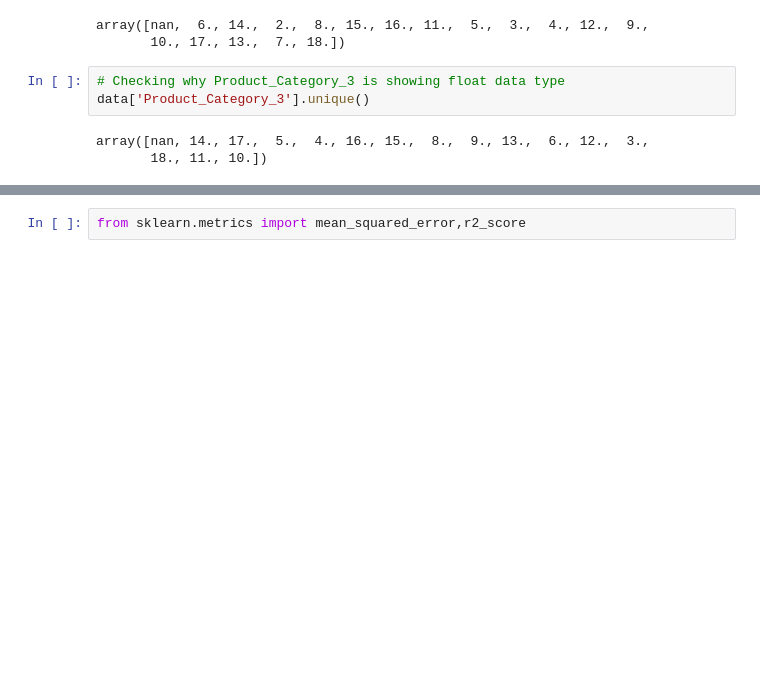
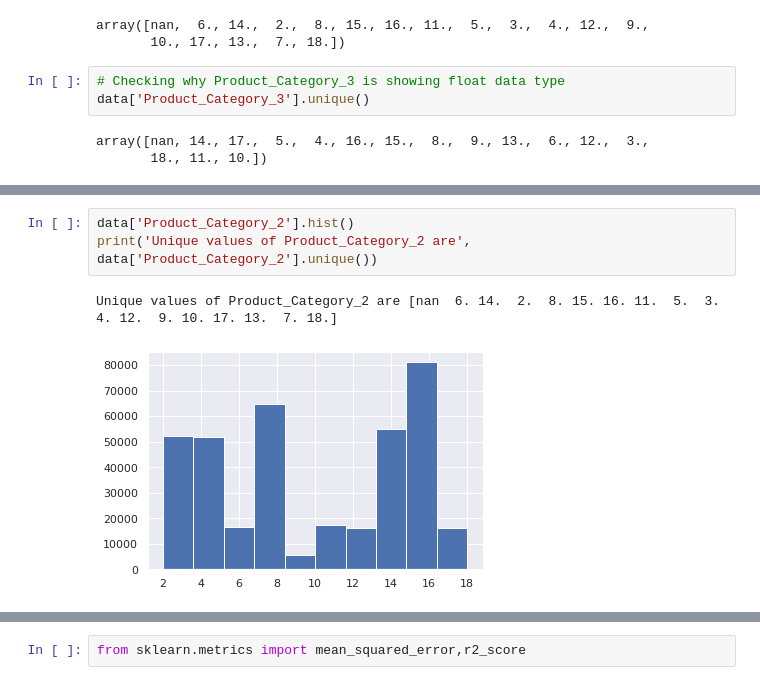
Before and after one commit to MehboobaC/Black-Friday-Sales-Analysis, a Jupyter notebook: TEAM_5.ipynb, the cells around one changed output, grey strips where cells are left out. Saved outputs shown, nothing was run; the diff lists cells and outputs as text; blank space fills up the shorter version.

```diff
--- a/TEAM_5.ipynb
+++ b/TEAM_5.ipynb
@@ -387,0 +378,6 @@ data.head()
+# %%
+data['Product_Category_2'].hist()
+print('Unique values of Product_Category_2 are', data['Product_Category_2'].unique())
+# %% [output]
+Unique values of Product_Category_2 are [nan  6. 14.  2.  8. 15. 16. 11.  5.  3.  4. 12.  9. 10. 17. 13.  7. 18.]
+[figure, added]
```
Also changed, not shown: parts of 251 cells of this notebook.
